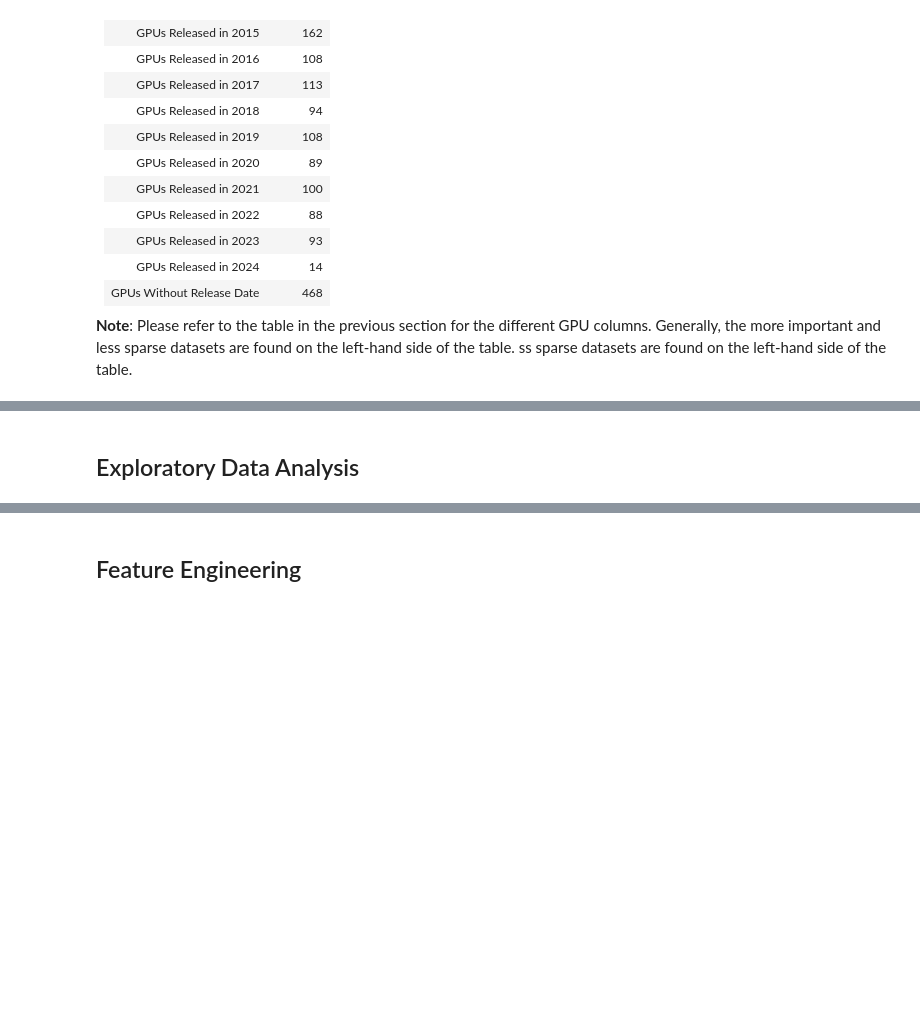
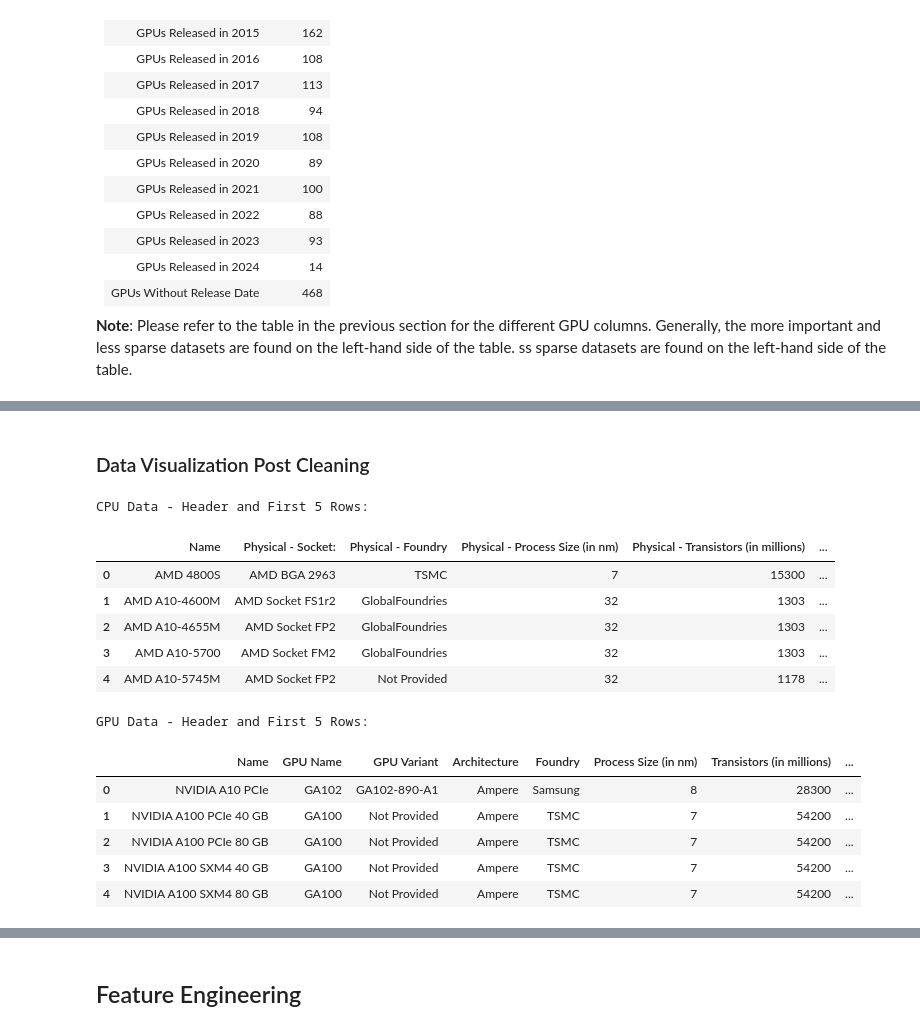
Before and after one commit to Mosh333/csca5622_final_project, a Jupyter notebook: notebooks/CSCA5622_FinalProject_ComputerHardwareExploration.ipynb, the cells around one changed output, grey strips where cells are left out. Drawn from its saved outputs; the diff is of its cells as text; code cells hidden in the pictures; blank space fills up the shorter version.

```diff
--- a/notebooks/CSCA5622_FinalProject_ComputerHardwareExploration.ipynb
+++ b/notebooks/CSCA5622_FinalProject_ComputerHardwareExploration.ipynb
@@ -327,2 +329,39 @@ The same process of cleaning will be applied to other columns where similar issu
-# %% [markdown]
-## Exploratory Data Analysis
+# %% [markdown]
+### Data Visualization Post Cleaning
+# %%
+import pandas as pd
+
+# Set display options to show all columns
+pd.set_option('display.max_columns', None)  # Show all columns
+pd.set_option('display.expand_frame_repr', False)  # Disable column wrapping
+
+# Relative paths to the Excel files
+cpu_data_path = '../src/cpu_data_cleaned.xlsx'
+gpu_data_path = '../src/gpu_data_cleaned.xlsx'
+
+# Load the data using read_excel since the files are .xls
+cpu_data = pd.read_excel(cpu_data_path)
+gpu_data = pd.read_excel(gpu_data_path)
+
+# Display the headers and first few rows for CPU data
+print("CPU Data - Header and First 5 Rows:")
+display(cpu_data.head())
+
+# Display the headers and first few rows for GPU data
+print("\nGPU Data - Header and First 5 Rows:")
+display(gpu_data.head())
+# %% [output]
+CPU Data - Header and First 5 Rows:
+|  | Name | Physical - Socket: | Physical - Foundry | Physical - Process Size (in nm) | Physical - Transistors (in millions) | ... |
+| 0 | AMD 4800S | AMD BGA 2963 | TSMC | 7 | 15300 | ... |
+| 1 | AMD A10-4600M | AMD Socket FS1r2 | GlobalFoundries | 32 | 1303 | ... |
+| 2 | AMD A10-4655M | AMD Socket FP2 | GlobalFoundries | 32 | 1303 | ... |
+| 3 | AMD A10-5700 | AMD Socket FM2 | GlobalFoundries | 32 | 1303 | ... |
+| 4 | AMD A10-5745M | AMD Socket FP2 | Not Provided | 32 | 1178 | ... |
+GPU Data - Header and First 5 Rows:
+|  | Name | GPU Name | GPU Variant | Architecture | Foundry | Process Size (in nm) | Transistors (in millions) | ... |
+| 0 | NVIDIA A10 PCIe | GA102 | GA102-890-A1 | Ampere | Samsung | 8 | 28300 | ... |
+| 1 | NVIDIA A100 PCIe 40 GB | GA100 | Not Provided | Ampere | TSMC | 7 | 54200 | ... |
+| 2 | NVIDIA A100 PCIe 80 GB | GA100 | Not Provided | Ampere | TSMC | 7 | 54200 | ... |
+| 3 | NVIDIA A100 SXM4 40 GB | GA100 | Not Provided | Ampere | TSMC | 7 | 54200 | ... |
+| 4 | NVIDIA A100 SXM4 80 GB | GA100 | Not Provided | Ampere | TSMC | 7 | 54200 | ... |
```
Also changed, not shown: parts of 3 cells of this notebook, 2 other files.
